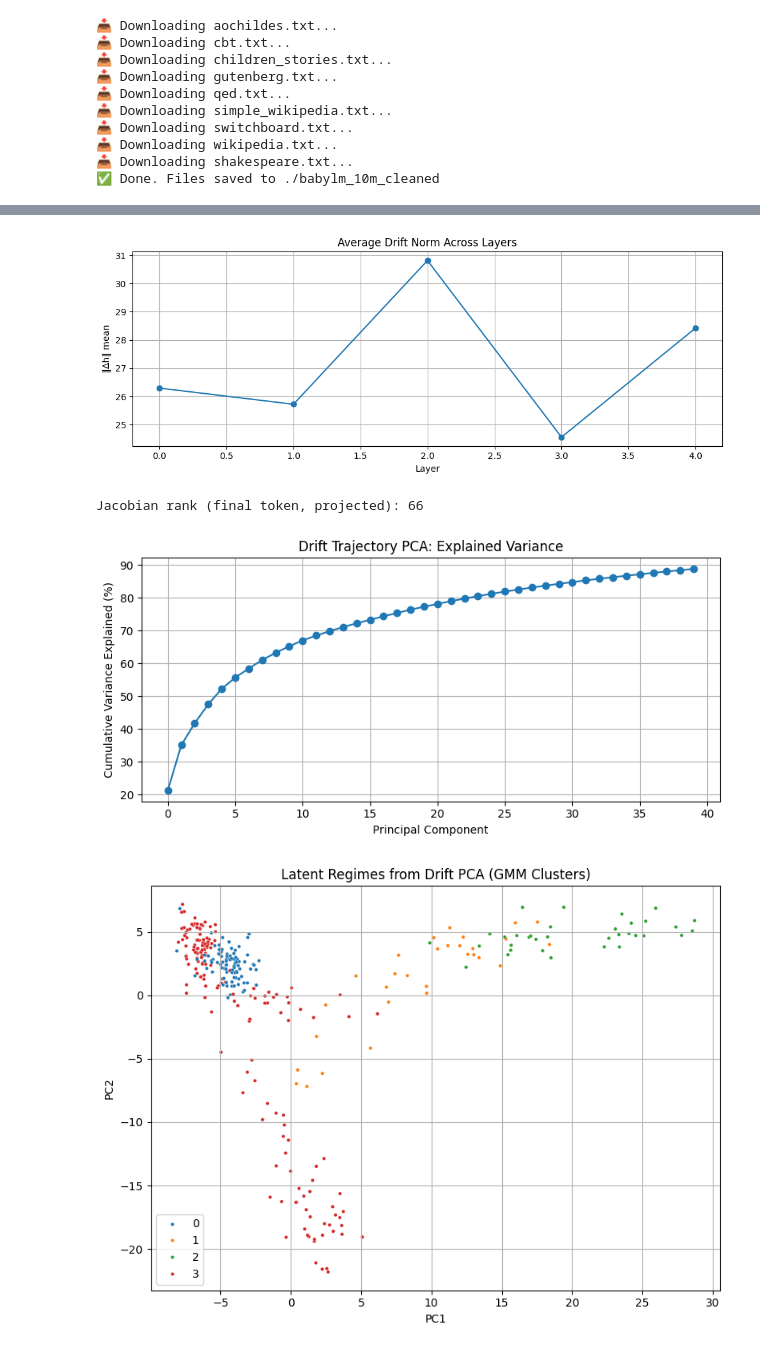
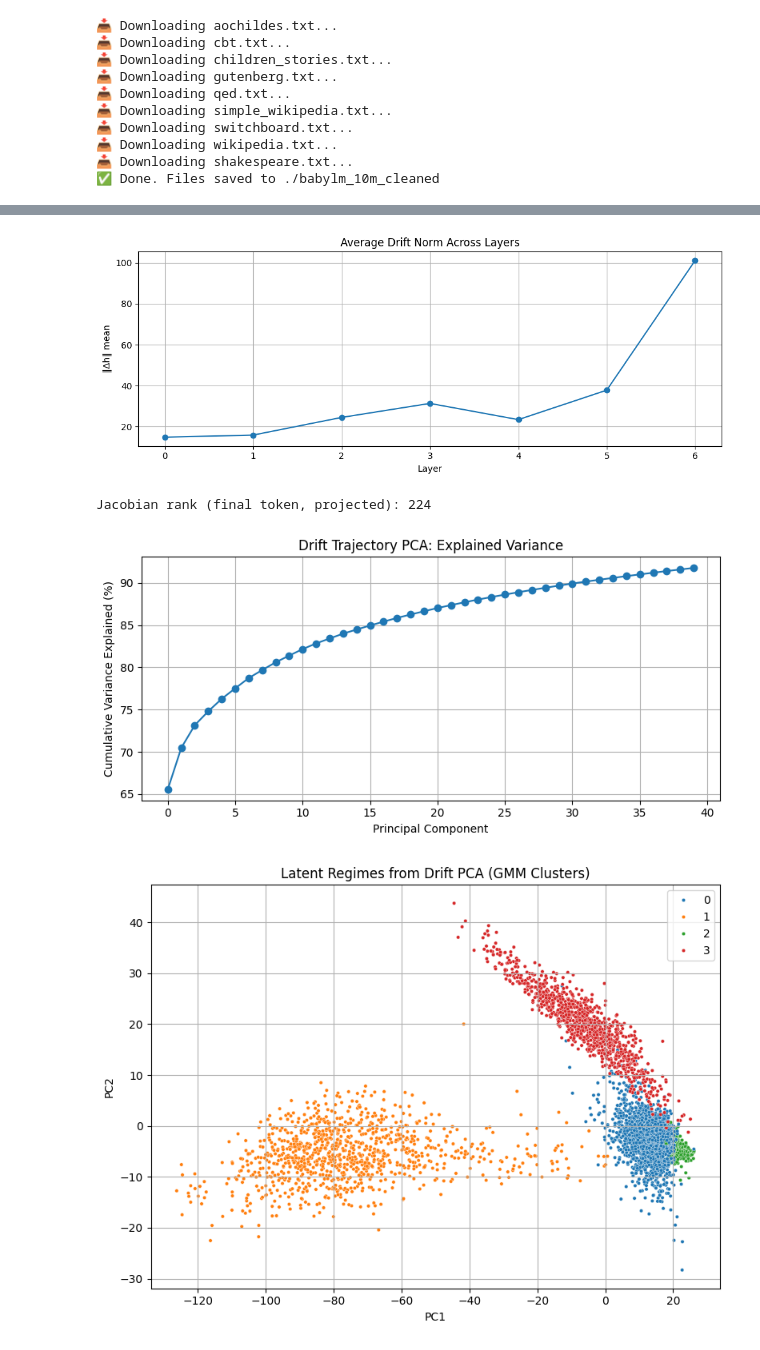
Before and after one commit to falseywinchnet/PyITD, a Jupyter notebook: MachineIntelligence.ipynb, the cells around one changed output, grey strips where cells are left out. Drawn from its saved outputs; the diff is of its cells as text; code cells hidden in the pictures.

```diff
--- a/MachineIntelligence.ipynb
+++ b/MachineIntelligence.ipynb
@@ -789,8 +494,8 @@ out_dir    = "./babylm_char_tokenized"
 os.makedirs(out_dir, exist_ok=True)
 
 file_names = [
-    "shakespeare.txt"#,"aochildes.txt", "cbt.txt", "children_stories.txt", "gutenberg.txt",
-    #"qed.txt", "simple_wikipedia.txt", "switchboard.txt", "wikipedia.txt"
+    "shakespeare.txt","aochildes.txt", "cbt.txt", "children_stories.txt", "gutenberg.txt",
+    "qed.txt", "simple_wikipedia.txt", "switchboard.txt", "wikipedia.txt"
 ]
 
 # === Load and split ===
@@ -913,18 +618,18 @@ class GPUBatchDataset(Dataset):
 
 config = GPTConfig(
     vocab_size=len(stoi),
-    n_layer=6,
+    n_layer=8,
     n_embd=256,
     n_head=16,
     dropout=0.1,
-    phase_pad_len = 6 * (16), # exact per your instruction
     block_size=block_size
 )
-train_dataset = GPUBatchDataset(train_ids, block_size, batch_size, device, pad_len=config.phase_pad_len)
+train_dataset = GPUBatchDataset(train_ids, block_size, batch_size, device, pad_len=0)
 # === DataLoader ===
 train_loader  = DataLoader(train_dataset, batch_size=1, shuffle=False, num_workers=0)
 
 model = GPT(config)
 
+
 model = model.to(device)
 # %% [output]
@@ -932,2 +636,0 @@ number of parameters: 4.67M
-# %%
-model.load_state_dict(torch.load('simple_model.pth'))
@@ -1273,18 +950,11 @@ def compute_drift_trajectories(model, idx, pad_token_id=None):
     pad_token_id: pad token id to prepend once (?1 default=0 if None)
     returns: list of arrays, one per layer-gap, each shaped [B]
     """
-    model.eval()
+    model.train()
     device = idx.device
     B, T_vis = idx.size()
-    pad_len = int(getattr(model.config, "phase_pad_len", 0))
-    pad_id = 0 if pad_token_id is None else int(pad_token_id)  # ?1
 
-    # build padded tokens once
-    if pad_len > 0:
-        pad = torch.full((B, pad_len), pad_id, dtype=idx.dtype, device=device)
-        tok = torch.cat([pad, idx], dim=1)  # [B, pad_len+T_vis]
-    else:
-        tok = idx
+    tok = idx
 
     # token + pos emb
     pos = torch.arange(0, tok.size(1), dtype=torch.long, device=device)
@@ -1315,18 +985,11 @@ def compute_jacobian_rank(model, idx, projection_dim=324, pad_token_id=None):
     idx: [B, T_visible]
     pad_token_id: pad token id to prepend once (?2 default=0 if None)
     """
-    model.eval()
+    model.train()
     device = idx.device
     B, T_vis = idx.size()
-    pad_len = int(getattr(model.config, "phase_pad_len", 0))
-    pad_id = 0 if pad_token_id is None else int(pad_token_id)  # ?2
 
-    # build padded tokens once
-    if pad_len > 0:
-        pad = torch.full((B, pad_len), pad_id, dtype=idx.dtype, device=device)
-        tok = torch.cat([pad, idx], dim=1)  # [B, pad_len+T_vis]
-    else:
-        tok = idx
+    tok = idx
 
     # embeddings with grad
     pos = torch.arange(0, tok.size(1), dtype=torch.long, device=device)
@@ -1368,7 +1031,7 @@ def plot_drift(drift_norms):
 device = torch.device("cuda" if torch.cuda.is_available() else "cpu")
 
 # Example usage
-input_ids = torch.randint(0, model.config.vocab_size, (1, 1024)).to(device)
+input_ids = torch.randint(0, model.config.vocab_size, (1, model.config.block_size)).to(device)
 
 jac_rank = compute_jacobian_rank(model, input_ids)
 
@@ -1377,8 +1040,8 @@ plot_drift(drift_norms)
 
 print("Jacobian rank (final token, projected):", jac_rank)
 # %% [output]
-[figure, old version]
+[figure, new version]
-Jacobian rank (final token, projected): 66
+Jacobian rank (final token, projected): 224
 # %%
 import torch
 import numpy as np
@@ -1395,18 +1058,11 @@ def collect_drift_matrix(model, idx, pad_token_id=None):
     pad_token_id: ?1 left-pad token id; default 0 if None
     returns: torch.FloatTensor [N, D] on CPU where N = sum_l B * T_l
     """
-    model.eval()
+    model.train()
     device = idx.device
     B, T_vis = idx.size()
-    pad_len = int(getattr(model.config, "phase_pad_len", 0))
-    pad_id = 0 if pad_token_id is None else int(pad_token_id)  # ?1
 
-    # 1) pad once up front
-    if pad_len > 0:
-        pad = torch.full((B, pad_len), pad_id, dtype=idx.dtype, device=device)
-        tok = torch.cat([pad, idx], dim=1)  # [B, pad_len + T_vis]
-    else:
-        tok = idx
+    tok = idx
 
     # 2) embed like forward() does
     pos = torch.arange(0, tok.size(1), dtype=torch.long, device=device)
@@ -1495,22 +1151,22 @@ def plot_gmm_clusters(proj_data, labels):
     plt.show()
 # %%
 # Inputs
-input_ids = torch.randint(0, model.config.vocab_size, (1, model.config.n_head*2)).to(device)
+input_ids = torch.randint(0, model.config.vocab_size, (1, model.config.block_size)).to(device)
 
 # Drift matrix
 drift_matrix = collect_drift_matrix(model, input_ids)
 
 # PCA and variance
 explained, pca = run_drift_pca(drift_matrix, k=40)
 plot_explained_variance(explained)
 
 # Residuals and GMM regime fit
 proj, residuals = get_projected_residuals(drift_matrix, pca)
 gmm, labels = fit_gmm(proj, k=4)
 plot_gmm_clusters(proj, labels)
 # %% [output]
-[figure, old version]
+[figure, new version]
-[figure, old version]
+[figure, new version]
 # %%
 import torch
 import pickle
```
Also changed, not shown: parts of 12 cells of this notebook.
